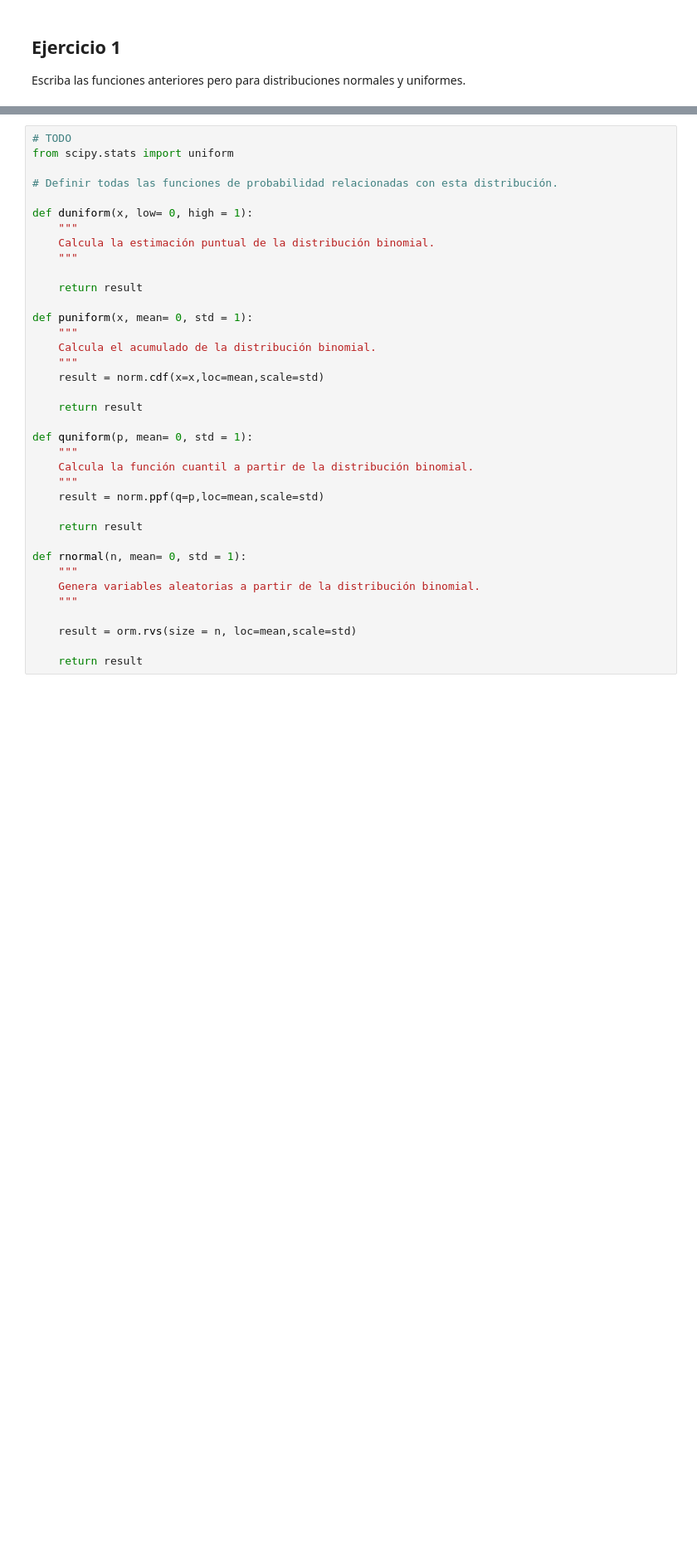
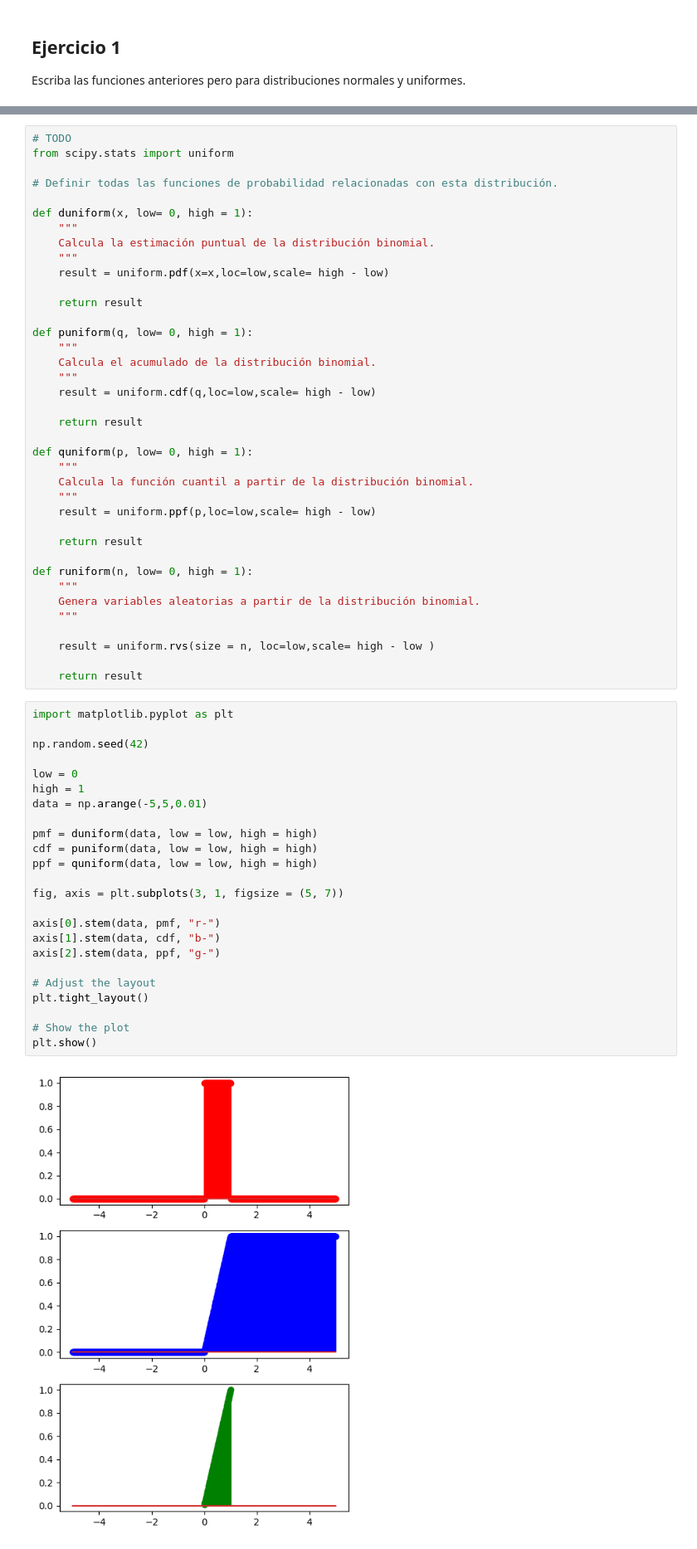
Before and after one commit to Fergo20011/probability-distribution-exercises-project-with-python, a Jupyter notebook: notebook/problems.es.ipynb, the cells around one changed output, grey strips where cells are left out. Shown at 83% size. Drawn from its saved outputs; the diff is of its cells as text; blank space fills up the shorter version.

Commit message:
TAREA FINAL RANDOM VARIABLES

```diff
--- a/notebook/problems.es.ipynb
+++ b/notebook/problems.es.ipynb
@@ -159,30 +159,57 @@ def duniform(x, low= 0, high = 1):
     """
     Calcula la estimación puntual de la distribución binomial.
     """
+    result = uniform.pdf(x=x,loc=low,scale= high - low)
 
     return result
 
-def puniform(x, mean= 0, std = 1):
+def puniform(q, low= 0, high = 1):
     """
     Calcula el acumulado de la distribución binomial.
     """
-    result = norm.cdf(x=x,loc=mean,scale=std)
+    result = uniform.cdf(q,loc=low,scale= high - low)
 
     return result
 
-def quniform(p, mean= 0, std = 1):
+def quniform(p, low= 0, high = 1):
     """
     Calcula la función cuantil a partir de la distribución binomial.
     """
-    result = norm.ppf(q=p,loc=mean,scale=std)
+    result = uniform.ppf(p,loc=low,scale= high - low)
 
     return result
 
-def rnormal(n, mean= 0, std = 1):
+def runiform(n, low= 0, high = 1):
     """
     Genera variables aleatorias a partir de la distribución binomial.
     """
 
-    result = orm.rvs(size = n, loc=mean,scale=std)
+    result = uniform.rvs(size = n, loc=low,scale= high - low )
 
     return result
+# %%
+import matplotlib.pyplot as plt
+
+np.random.seed(42)
+
+low = 0
+high = 1
+data = np.arange(-5,5,0.01)
+
+pmf = duniform(data, low = low, high = high)
+cdf = puniform(data, low = low, high = high)
+ppf = quniform(data, low = low, high = high)
+
+fig, axis = plt.subplots(3, 1, figsize = (5, 7))
+
+axis[0].stem(data, pmf, "r-")
+axis[1].stem(data, cdf, "b-")
+axis[2].stem(data, ppf, "g-")
+
+# Adjust the layout
+plt.tight_layout()
+
+# Show the plot
+plt.show()
+# %% [output]
+[figure, added]
```
